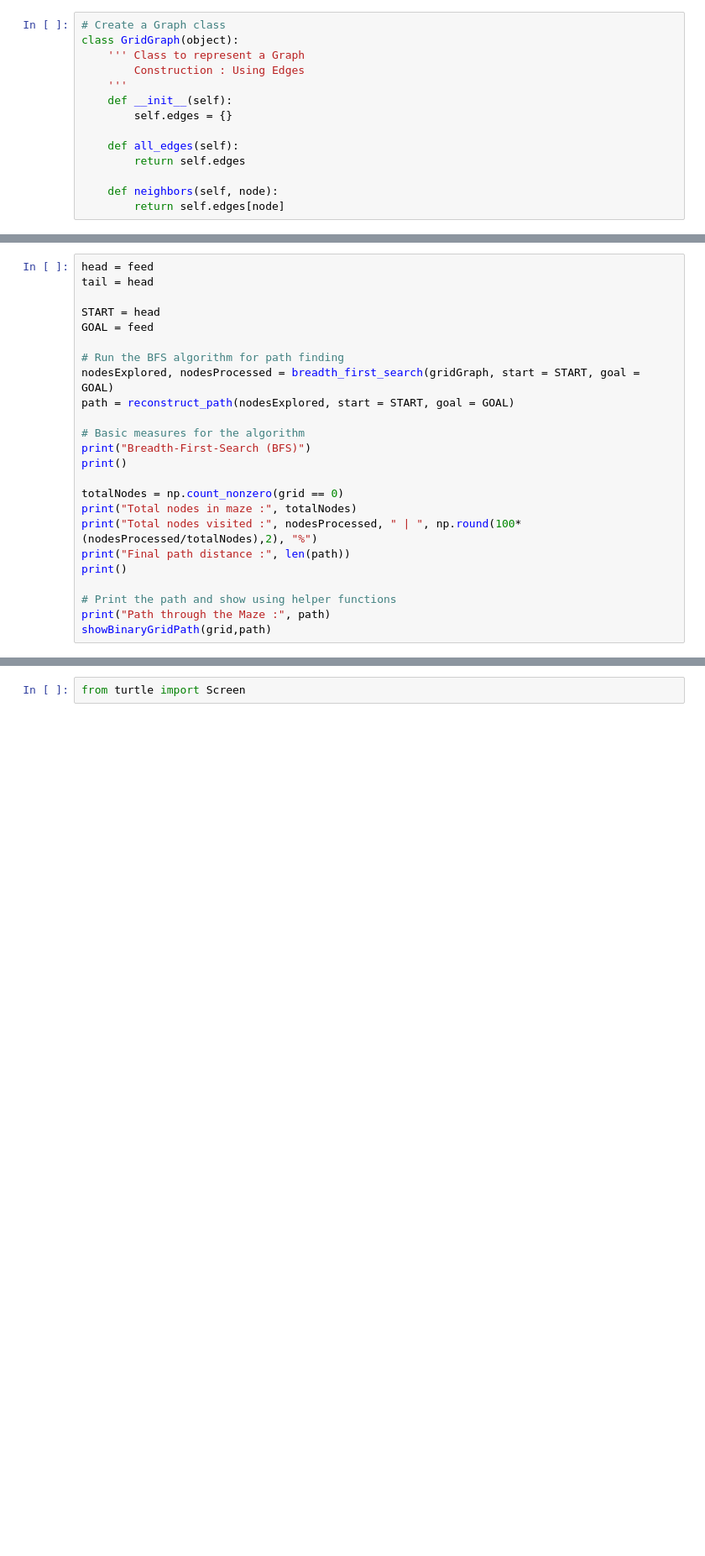
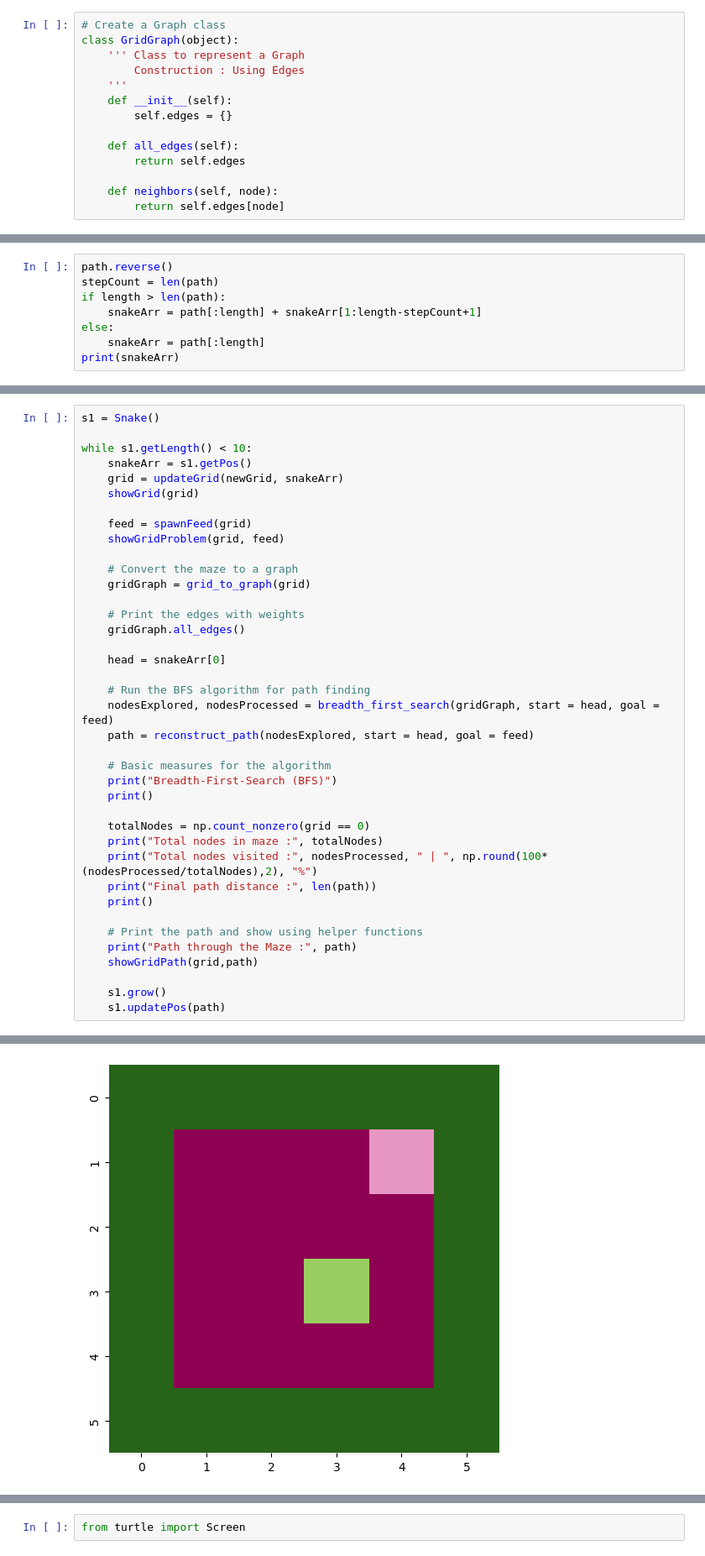
Before and after one commit to yyongjiann/Snake-game, a Jupyter notebook: Snake Game.ipynb, the cells around one changed output, grey strips where cells are left out. Shown: that part at 84% size. Saved outputs shown, nothing was run; the diff lists cells and outputs as text; blank space fills up the shorter version.

```diff
--- a/Snake Game.ipynb
+++ b/Snake Game.ipynb
@@ -290,0 +254,8 @@ IndentationError: expected an indented block (17626015.py, line 11)
+# %%
+path.reverse()
+stepCount = len(path)
+if length > len(path):
+    snakeArr = path[:length] + snakeArr[1:length-stepCount+1]
+else:
+    snakeArr = path[:length]
+print(snakeArr)
@@ -291,24 +287,40 @@ IndentationError: expected an indented block (17626015.py, line 11)
 # %%
-head = feed
-tail = head
+s1 = Snake()
 
-START = head
-GOAL = feed
+while s1.getLength() < 10:
+    snakeArr = s1.getPos()
+    grid = updateGrid(newGrid, snakeArr)
+    showGrid(grid)
 
-# Run the BFS algorithm for path finding
-nodesExplored, nodesProcessed = breadth_first_search(gridGraph, start = START, goal = GOAL)
-path = reconstruct_path(nodesExplored, start = START, goal = GOAL)
+    feed = spawnFeed(grid)
+    showGridProblem(grid, feed)
 
-# Basic measures for the algorithm
-print("Breadth-First-Search (BFS)")
-print()
+    # Convert the maze to a graph
+    gridGraph = grid_to_graph(grid)
 
-totalNodes = np.count_nonzero(grid == 0)
-print("Total nodes in maze :", totalNodes)
-print("Total nodes visited :", nodesProcessed, " | ", np.round(100*(nodesProcessed/totalNodes),2), "%")
-print("Final path distance :", len(path))
-print()
+    # Print the edges with weights
+    gridGraph.all_edges()
 
-# Print the path and show using helper functions
-print("Path through the Maze :", path)
-showBinaryGridPath(grid,path)
+    head = snakeArr[0]
+
+    # Run the BFS algorithm for path finding
+    nodesExplored, nodesProcessed = breadth_first_search(gridGraph, start = head, goal = feed)
+    path = reconstruct_path(nodesExplored, start = head, goal = feed)
+
+    # Basic measures for the algorithm
+    print("Breadth-First-Search (BFS)")
+    print()
+
+    totalNodes = np.count_nonzero(grid == 0)
+    print("Total nodes in maze :", totalNodes)
+    print("Total nodes visited :", nodesProcessed, " | ", np.round(100*(nodesProcessed/totalNodes),2), "%")
+    print("Final path distance :", len(path))
+    print()
+
+    # Print the path and show using helper functions
+    print("Path through the Maze :", path)
+    showGridPath(grid,path)
+
+    s1.grow()
+    s1.updatePos(path)
+# %% [output]
@@ -314,0 +346 @@ showBinaryGridPath(grid,path)
+[figure, added]
```
Also changed, not shown: parts of 21 cells of this notebook.
